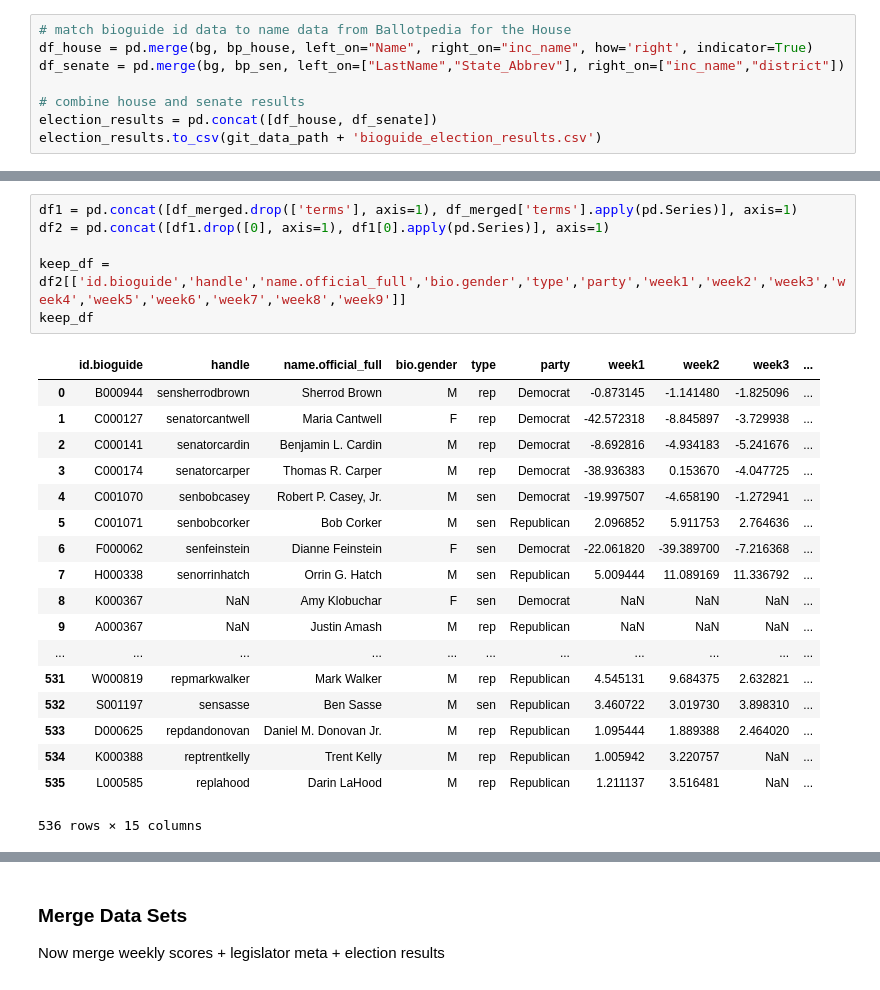
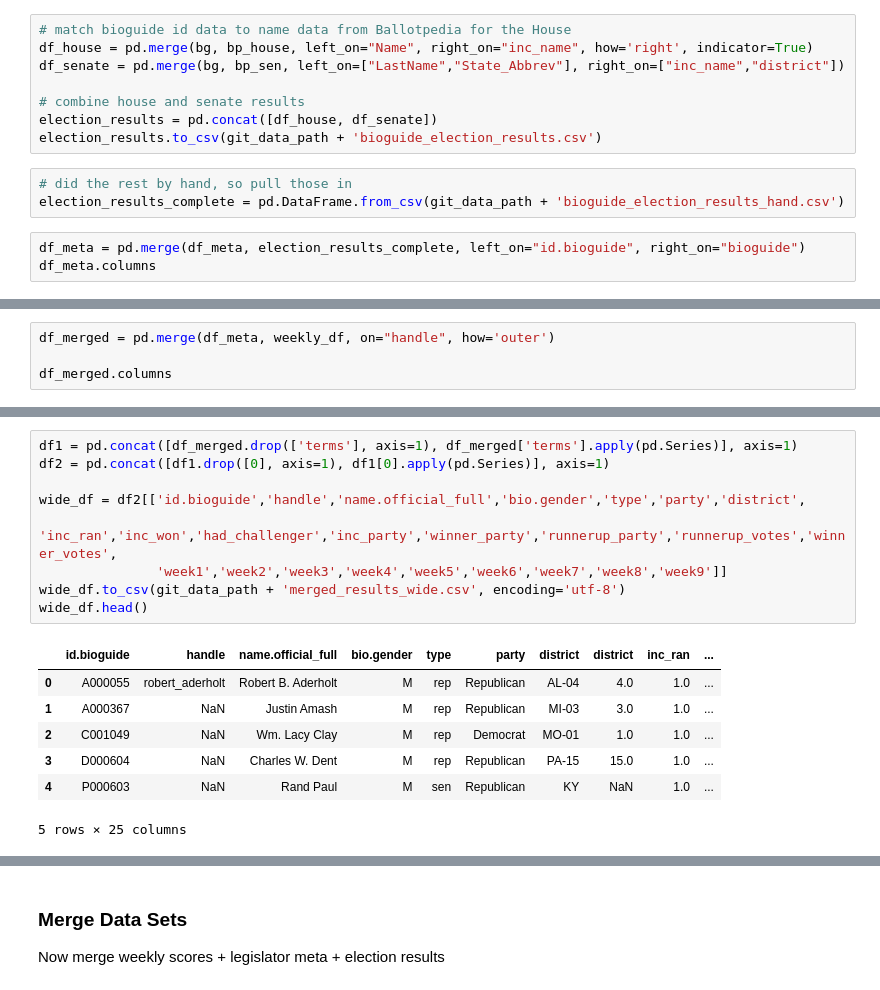
Before and after one commit to libbyh/purpletag, a Jupyter notebook: 2016-election-study/2016_election.ipynb, the cells around one changed output, grey strips where cells are left out. Saved outputs shown, nothing was run; the diff lists cells and outputs as text.

Commit message:
added election results merged by hand

```diff
--- a/2016-election-study/2016_election.ipynb
+++ b/2016-election-study/2016_election.ipynb
@@ -302,3 +313,9 @@ df_senate = pd.merge(bg, bp_sen, left_on=["LastName","State_Abbrev"], right_on=[
 # combine house and senate results
 election_results = pd.concat([df_house, df_senate])
 election_results.to_csv(git_data_path + 'bioguide_election_results.csv')
+# %%
+# did the rest by hand, so pull those in
+election_results_complete = pd.DataFrame.from_csv(git_data_path + 'bioguide_election_results_hand.csv')
+# %%
+df_meta = pd.merge(df_meta, election_results_complete, left_on="id.bioguide", right_on="bioguide")
+df_meta.columns
@@ -304,0 +343,4 @@ election_results.to_csv(git_data_path + 'bioguide_election_results.csv')
+# %%
+df_merged = pd.merge(df_meta, weekly_df, on="handle", how='outer')
+
+df_merged.columns
@@ -305,26 +365,18 @@ election_results.to_csv(git_data_path + 'bioguide_election_results.csv')
 # %%
 df1 = pd.concat([df_merged.drop(['terms'], axis=1), df_merged['terms'].apply(pd.Series)], axis=1)
 df2 = pd.concat([df1.drop([0], axis=1), df1[0].apply(pd.Series)], axis=1)
 
-keep_df = df2[['id.bioguide','handle','name.official_full','bio.gender','type','party','week1','week2','week3','week4','week5','week6','week7','week8','week9']]
-keep_df
+wide_df = df2[['id.bioguide','handle','name.official_full','bio.gender','type','party','district',
+               'inc_ran','inc_won','had_challenger','inc_party','winner_party','runnerup_party','runnerup_votes','winner_votes',
+               'week1','week2','week3','week4','week5','week6','week7','week8','week9']]
+wide_df.to_csv(git_data_path + 'merged_results_wide.csv', encoding='utf-8')
+wide_df.head()
 # %% [output]
-|  | id.bioguide | handle | name.official_full | bio.gender | type | party | week1 | week2 | week3 | ... |
-| 0 | B000944 | sensherrodbrown | Sherrod Brown | M | rep | Democrat | -0.873145 | -1.141480 | -1.825096 | ... |
-| 1 | C000127 | senatorcantwell | Maria Cantwell | F | rep | Democrat | -42.572318 | -8.845897 | -3.729938 | ... |
-| 2 | C000141 | senatorcardin | Benjamin L. Cardin | M | rep | Democrat | -8.692816 | -4.934183 | -5.241676 | ... |
-| 3 | C000174 | senatorcarper | Thomas R. Carper | M | rep | Democrat | -38.936383 | 0.153670 | -4.047725 | ... |
-| 4 | C001070 | senbobcasey | Robert P. Casey, Jr. | M | sen | Democrat | -19.997507 | -4.658190 | -1.272941 | ... |
-| 5 | C001071 | senbobcorker | Bob Corker | M | sen | Republican | 2.096852 | 5.911753 | 2.764636 | ... |
-| 6 | F000062 | senfeinstein | Dianne Feinstein | F | sen | Democrat | -22.061820 | -39.389700 | -7.216368 | ... |
-| 7 | H000338 | senorrinhatch | Orrin G. Hatch | M | sen | Republican | 5.009444 | 11.089169 | 11.336792 | ... |
-| 8 | K000367 | NaN | Amy Klobuchar | F | sen | Democrat | NaN | NaN | NaN | ... |
-| 9 | A000367 | NaN | Justin Amash | M | rep | Republican | NaN | NaN | NaN | ... |
-| ... | ... | ... | ... | ... | ... | ... | ... | ... | ... | ... |
-| 531 | W000819 | repmarkwalker | Mark Walker | M | rep | Republican | 4.545131 | 9.684375 | 2.632821 | ... |
-| 532 | S001197 | sensasse | Ben Sasse | M | sen | Republican | 3.460722 | 3.019730 | 3.898310 | ... |
-| 533 | D000625 | repdandonovan | Daniel M. Donovan Jr. | M | rep | Republican | 1.095444 | 1.889388 | 2.464020 | ... |
-| 534 | K000388 | reptrentkelly | Trent Kelly | M | rep | Republican | 1.005942 | 3.220757 | NaN | ... |
-| 535 | L000585 | replahood | Darin LaHood | M | rep | Republican | 1.211137 | 3.516481 | NaN | ... |
+|  | id.bioguide | handle | name.official_full | bio.gender | type | party | district | district | inc_ran | ... |
+| 0 | A000055 | robert_aderholt | Robert B. Aderholt | M | rep | Republican | AL-04 | 4.0 | 1.0 | ... |
+| 1 | A000367 | NaN | Justin Amash | M | rep | Republican | MI-03 | 3.0 | 1.0 | ... |
+| 2 | C001049 | NaN | Wm. Lacy Clay | M | rep | Democrat | MO-01 | 1.0 | 1.0 | ... |
+| 3 | D000604 | NaN | Charles W. Dent | M | rep | Republican | PA-15 | 15.0 | 1.0 | ... |
+| 4 | P000603 | NaN | Rand Paul | M | sen | Republican | KY | NaN | 1.0 | ... |
-536 rows × 15 columns
+5 rows × 25 columns
 # %%
```
Also changed, not shown: parts of 5 cells of this notebook, 3 other files.
